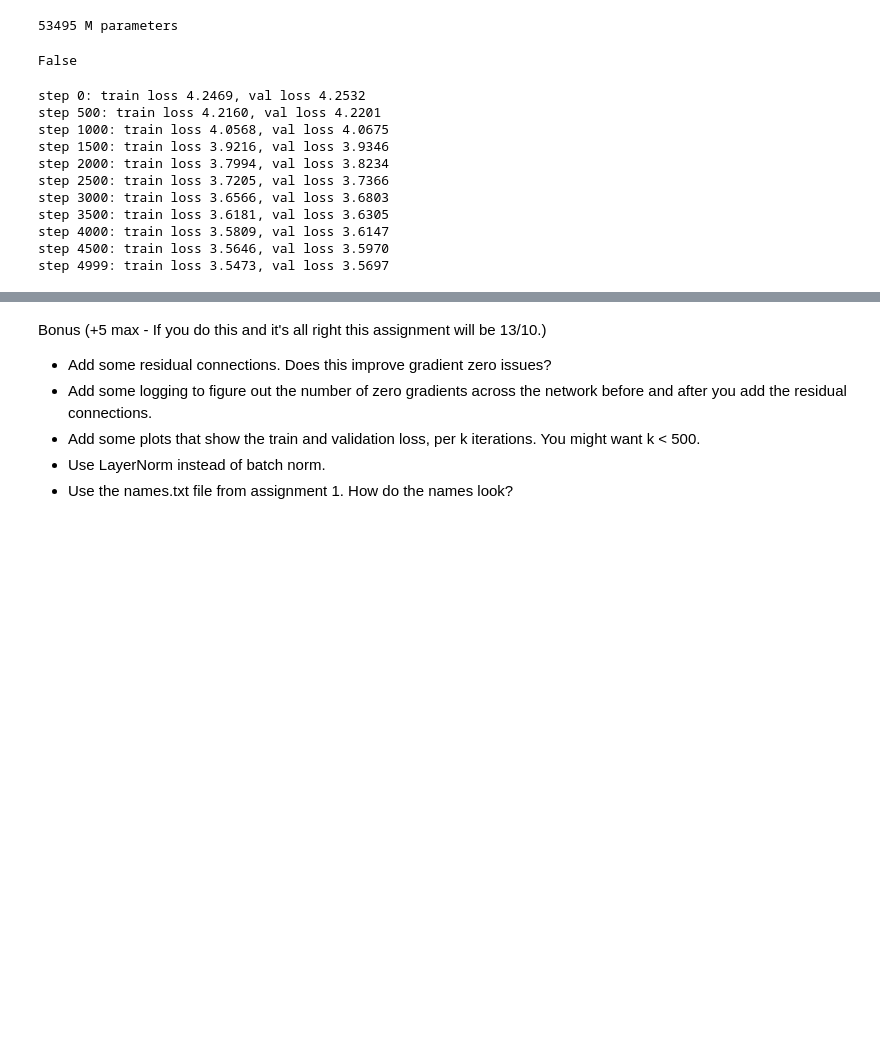
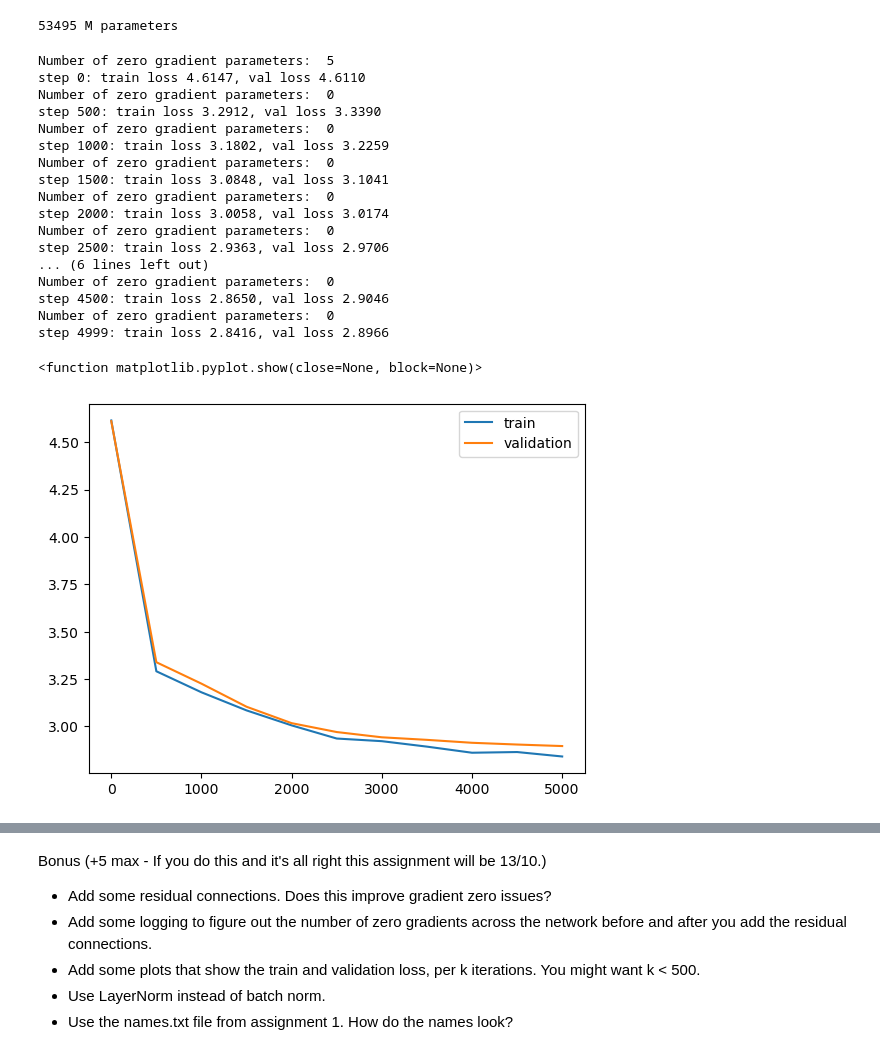
Before and after one commit to tzhou19/NLP_DL, a Jupyter notebook: HW5/HW 5 - WaveNet LM.ipynb, the cells around one changed output, grey strips where cells are left out. Saved outputs shown, nothing was run; the diff lists cells and outputs as text; code cells hidden in the pictures; blank space fills up the shorter version.

```diff
--- a/HW5/HW 5 - WaveNet LM.ipynb
+++ b/HW5/HW 5 - WaveNet LM.ipynb
@@ -67,7 +67,7 @@ context_size = 256 # What is the maximum context length for predictions? This is
 epochs = 5000
 eval_interval = 500
 # Is this a good one? Can you check?
-learning_rate = 3e-4
+learning_rate = 3e-3
 # device = torch.device("cuda:0" if torch.cuda.is_available() else "cpu")
 device = 'cpu'
 eval_iters = 200
@@ -144,9 +144,3 @@ def estimate_loss():
     # Put the model in train mode.
     model.train()
     return out
-# %%
-ix = torch.randint(0,len(data) - context_size, (batch_size, ))
-x = torch.tensor([data[i.item():i.item()+context_size] for i in ix])
-token_embedding_table = nn.Embedding(vocab_size, d_model)
-x_i = token_embedding_table(x)
-x_i.shape
@@ -251,7 +359,7 @@ class WaveNetMLPLanguageModel(nn.Module):
 # %% [markdown]
 Train the model.
 # %%
-model = WaveNetMLPLanguageModel().to(device)
+model = WaveNetMLPLanguageModel_layernorm().to(device)
 # Print the number of parameters in the model.
 print(sum(p.numel() for p in model.parameters()) , 'M parameters')
 
@@ -259,18 +367,19 @@ print(sum(p.numel() for p in model.parameters()) , 'M parameters')
 optimizer = torch.optim.AdamW(model.parameters(), lr=learning_rate)
 # %% [output]
 53495 M parameters
-# %%
-next(model.parameters()).is_cuda
-# %% [output]
-False
 # %%
 # Here we loop over max_iters and at each iter we get a batch of data we optimize over.
 model.train()
+train_loss = []
+validation_loss = []
 for epoch in range(epochs):
 
     # every once in a while evaluate the loss on train and val sets
     if epoch % eval_interval == 0 or epoch == epochs - 1:
         losses = estimate_loss()
+        train_loss.append(losses['train'])
+        validation_loss.append(losses['val'])
+        print('Number of zero gradient parameters: ', sum(p.grad is None for p in model.parameters()))
         print(f"step {epoch}: train loss {losses['train']:.4f}, val loss {losses['val']:.4f}")
 
     # Sample a batch of data
@@ -284,17 +393,33 @@ for epoch in range(epochs):
     loss.backward()
     optimizer.step()
 # %% [output]
-step 0: train loss 4.2469, val loss 4.2532
-step 500: train loss 4.2160, val loss 4.2201
-step 1000: train loss 4.0568, val loss 4.0675
-step 1500: train loss 3.9216, val loss 3.9346
-step 2000: train loss 3.7994, val loss 3.8234
-step 2500: train loss 3.7205, val loss 3.7366
-step 3000: train loss 3.6566, val loss 3.6803
-step 3500: train loss 3.6181, val loss 3.6305
-step 4000: train loss 3.5809, val loss 3.6147
-step 4500: train loss 3.5646, val loss 3.5970
-step 4999: train loss 3.5473, val loss 3.5697
+Number of zero gradient parameters:  5
+step 0: train loss 4.6147, val loss 4.6110
+Number of zero gradient parameters:  0
+step 500: train loss 3.2912, val loss 3.3390
+Number of zero gradient parameters:  0
+step 1000: train loss 3.1802, val loss 3.2259
+Number of zero gradient parameters:  0
+step 1500: train loss 3.0848, val loss 3.1041
+Number of zero gradient parameters:  0
+step 2000: train loss 3.0058, val loss 3.0174
+Number of zero gradient parameters:  0
+step 2500: train loss 2.9363, val loss 2.9706
+... (6 lines left out)
+Number of zero gradient parameters:  0
+step 4500: train loss 2.8650, val loss 2.9046
+Number of zero gradient parameters:  0
+step 4999: train loss 2.8416, val loss 2.8966
+# %%
+import matplotlib.pyplot as plt
+
+plt.plot(range(0,len(train_loss)*500,500), train_loss, label='train')
+plt.plot(range(0,len(train_loss)*500,500), validation_loss, label='validation')
+plt.legend()
+plt.show
+# %% [output]
+<function matplotlib.pyplot.show(close=None, block=None)>
+[figure, added]
 # %%
 # Generate from the model and save it to wave_net.txt.
 # We generate a maximum of 1000 tokens.
```
Also changed, not shown: parts of 13 cells of this notebook, 2 other files.
